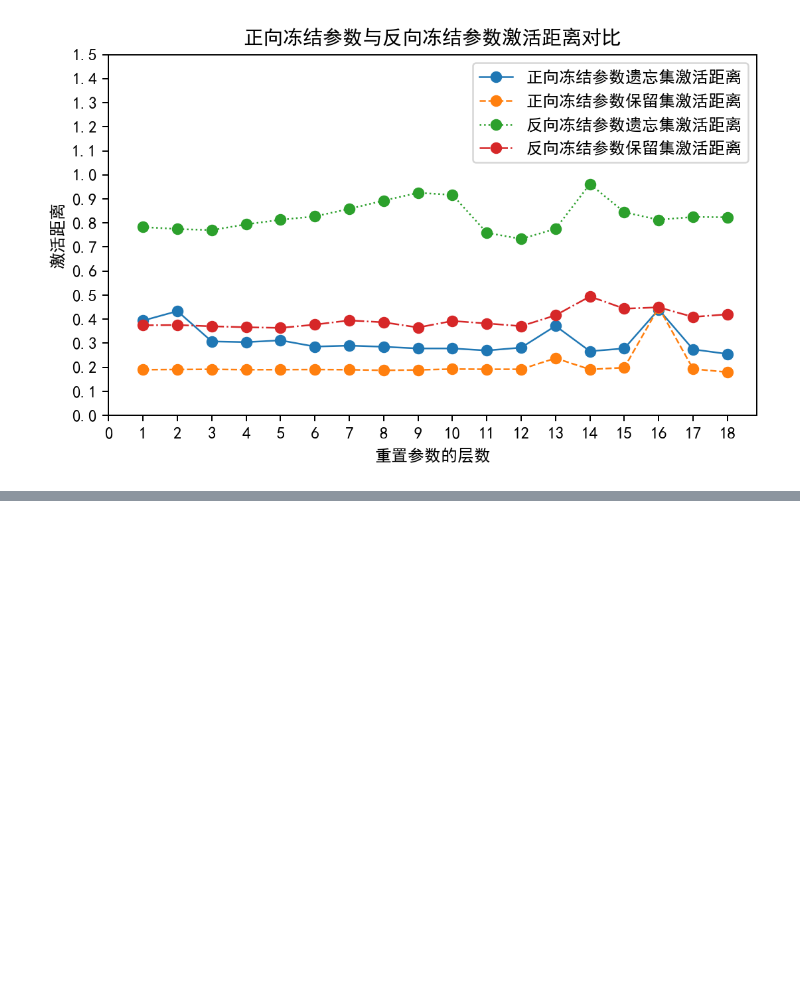
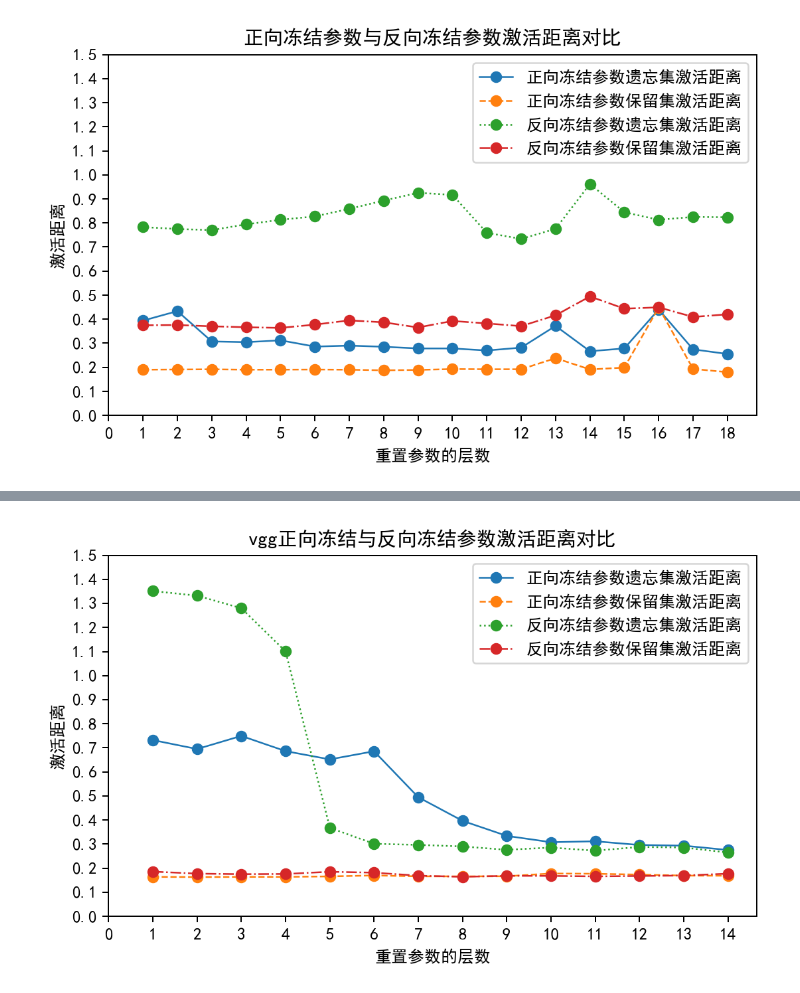
Before and after one commit to pan402945786/graduate_expriment, a Jupyter notebook: resnet18_cifar10/plot_pic.ipynb, the cells around one changed output, grey strips where cells are left out. Cells and saved outputs as stored; diff of their text form; code cells hidden in the pictures; blank space fills up the shorter version.

```diff
--- a/resnet18_cifar10/plot_pic.ipynb
+++ b/resnet18_cifar10/plot_pic.ipynb
@@ -814,0 +966,49 @@ plt.show()
+# %%
+plt.figure(figsize=(7,4), dpi=180)
+ax = plt.subplot(111)
+ax.xaxis.set_ticks_position('bottom')
+ax.yaxis.set_ticks_position('left')
+ax.set_xlabel('重置参数的层数')  # Add an x-label to the axes.
+ax.set_ylabel('激活距离')  # Add a y-label to the axes.
+ax.set_title("vgg正向冻结与反向冻结参数激活距离对比")  # Add a title to the axes.
+plt.rcParams['font.family']=['SimHei']#关键是这句
+# plt.rcParams['font.family']=['Arial Unicode MS']
+X = np.linspace(1, 14, 14, endpoint=True)
+vgg_reset_freeze_active_distance_forget = [
+    0.73220093,0.69499235,0.74946424,0.68625975,0.65204550,0.68576976,
+    0.49484459,0.39674570,0.33421127,0.30792134,0.31170716,0.29642430,
+   0.29365032,0.27553453,
+]
+vgg_reset_freeze_active_distance_retain = [
+    0.16383080,0.16308976,0.16370659,0.16389539,0.16585604,0.16986630,
+    0.16617447,0.16599608,0.16645263,0.17795798,0.17688520,0.17320411,
+    0.16914282,0.16858779,
+]
+
+vgg_reverse_reset_freeze_active_distance_forget = [
+    1.35120511,1.33215140,1.27988787,1.10052995,0.36778251,0.30140923,
+    0.29683581,0.29031690,0.27635357,0.28575655,0.27272227,0.28832210,
+    0.28597553,0.26498187,
+]
+vgg_reverse_reset_freeze_active_distance_retain = [
+    0.18586072,0.17740794,0.17510586,0.17597294,0.18526569,0.18141683,
+    0.16897648,0.16408932,0.16830587,0.16791993,0.16589886,0.16760708,
+    0.16939265,0.17730778,
+]
+
+C = np.array(vgg_reset_freeze_active_distance_forget)
+S = np.array(vgg_reset_freeze_active_distance_retain)
+CN = np.array(vgg_reverse_reset_freeze_active_distance_forget)
+SN = np.array(vgg_reverse_reset_freeze_active_distance_retain)
+plt.plot(X, C, 'o',linewidth=1, linestyle="solid", label="正向冻结参数遗忘集激活距离")
+plt.plot(X, S, 'o',linewidth=1, linestyle="dashed", label="正向冻结参数保留集激活距离")
+plt.plot(X, CN, 'o',linewidth=1, linestyle="dotted", label="反向冻结参数遗忘集激活距离")
+plt.plot(X, SN, 'o',linewidth=1, linestyle="dashdot", label="反向冻结参数保留集激活距离")
+plt.xticks(np.linspace(0,14,15,endpoint=True))
+plt.yticks(np.linspace(0,1.5,16,endpoint=True))
+
+plt.legend()
+plt.savefig("./figures/chapter4_vgg_distance_1.png",dpi=272)
+plt.show()
+# %% [output]
+[figure, added]
```
Also changed, not shown: parts of 4 cells of this notebook, 16 other files.
